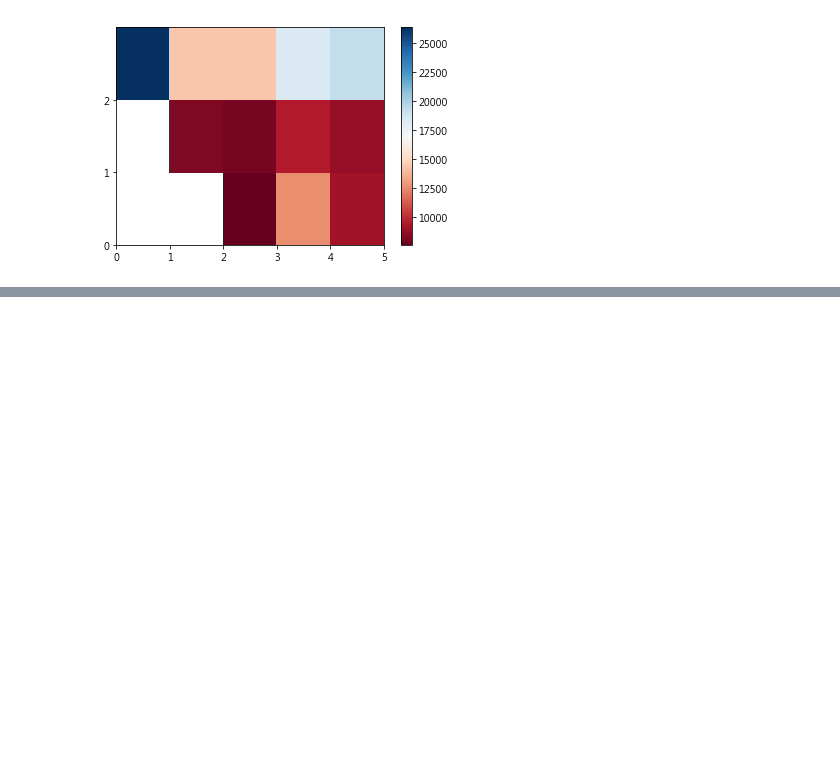
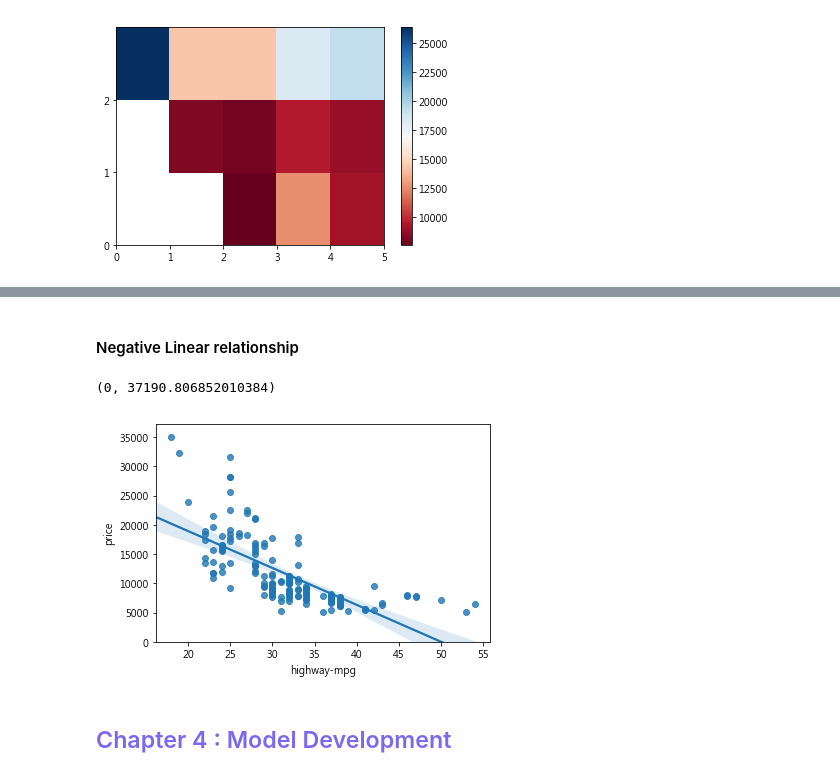
Before and after one commit to ChengYiLin/Python, a Jupyter notebook: Data_analyze_with _python/Data analyze with python.ipynb, the cells around one changed output, grey strips where cells are left out. Saved outputs shown, nothing was run; the diff lists cells and outputs as text; code cells hidden in the pictures; blank space fills up the shorter version.

```diff
--- a/Data_analyze_with _python/Data analyze with python.ipynb
+++ b/Data_analyze_with _python/Data analyze with python.ipynb
@@ -545,0 +598,11 @@ plt.show()
+# %% [markdown]
+#### Negative Linear relationship
+# %%
+import seaborn as sns
+sns.regplot(x="highway-mpg", y="price", data=data)
+plt.ylim(0,)
+# %% [output]
+(0, 37190.806852010384)
+[figure, added]
+# %% [markdown]
+## <font color="#7B68EE">Chapter 4 : Model Development</font>
```
Also changed, not shown: parts of 127 cells of this notebook, 13 other files.
